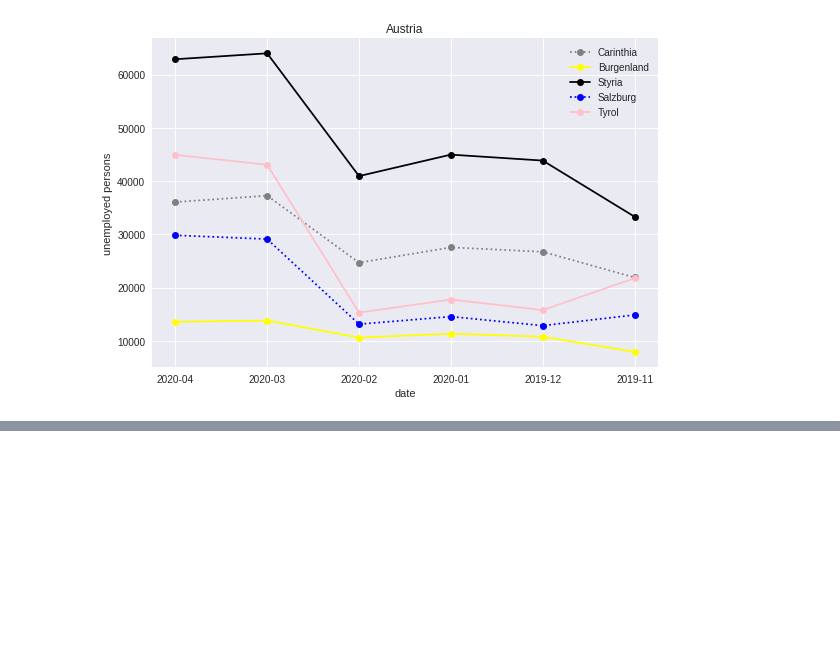
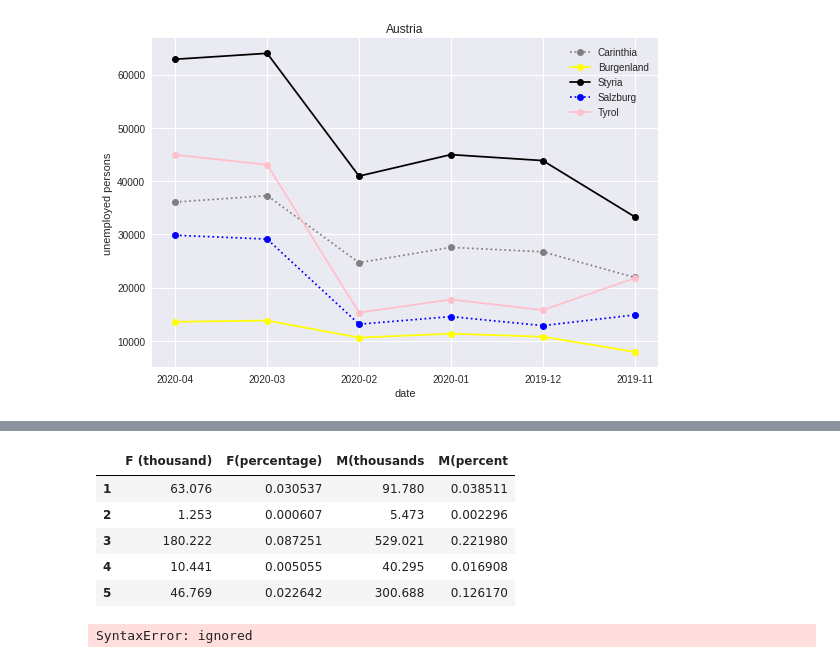
Before and after one commit to Gail529/Machine-Learning-, a Jupyter notebook: Austria.ipynb, the cells around one changed output, grey strips where cells are left out. Saved outputs shown, nothing was run; the diff lists cells and outputs as text; code cells hidden in the pictures; blank space fills up the shorter version.

```diff
--- a/Austria.ipynb
+++ b/Austria.ipynb
@@ -130,0 +159,11 @@ plt.show()
+# %%
+import numpy as np
+data2=data.iloc[1:6,4:8]
+data2
+# %% [output]
+|  | F (thousand) | F(percentage) | M(thousands | M(percent |
+| 1 | 63.076 | 0.030537 | 91.780 | 0.038511 |
+| 2 | 1.253 | 0.000607 | 5.473 | 0.002296 |
+| 3 | 180.222 | 0.087251 | 529.021 | 0.221980 |
+| 4 | 10.441 | 0.005055 | 40.295 | 0.016908 |
+| 5 | 46.769 | 0.022642 | 300.688 | 0.126170 |
@@ -130,0 +174,12 @@ plt.show()
+# %%
+plt.style.use('seaborn')
+width=0.5
+fig, ax=plt.subplots()
+ax.bar(sector,male,width,label='Men',color='#263F6A')
+ax.bar(sector,female,width,bottom=male,label='Women',color=)
+ax.set_ylabel('%')
+ax.set_title('Gender representation of Sectors, Austria')
+ax.legend()
+plt.show()
+# %% [output]
+SyntaxError: ignored
```
Also changed, not shown: parts of 8 cells of this notebook.
